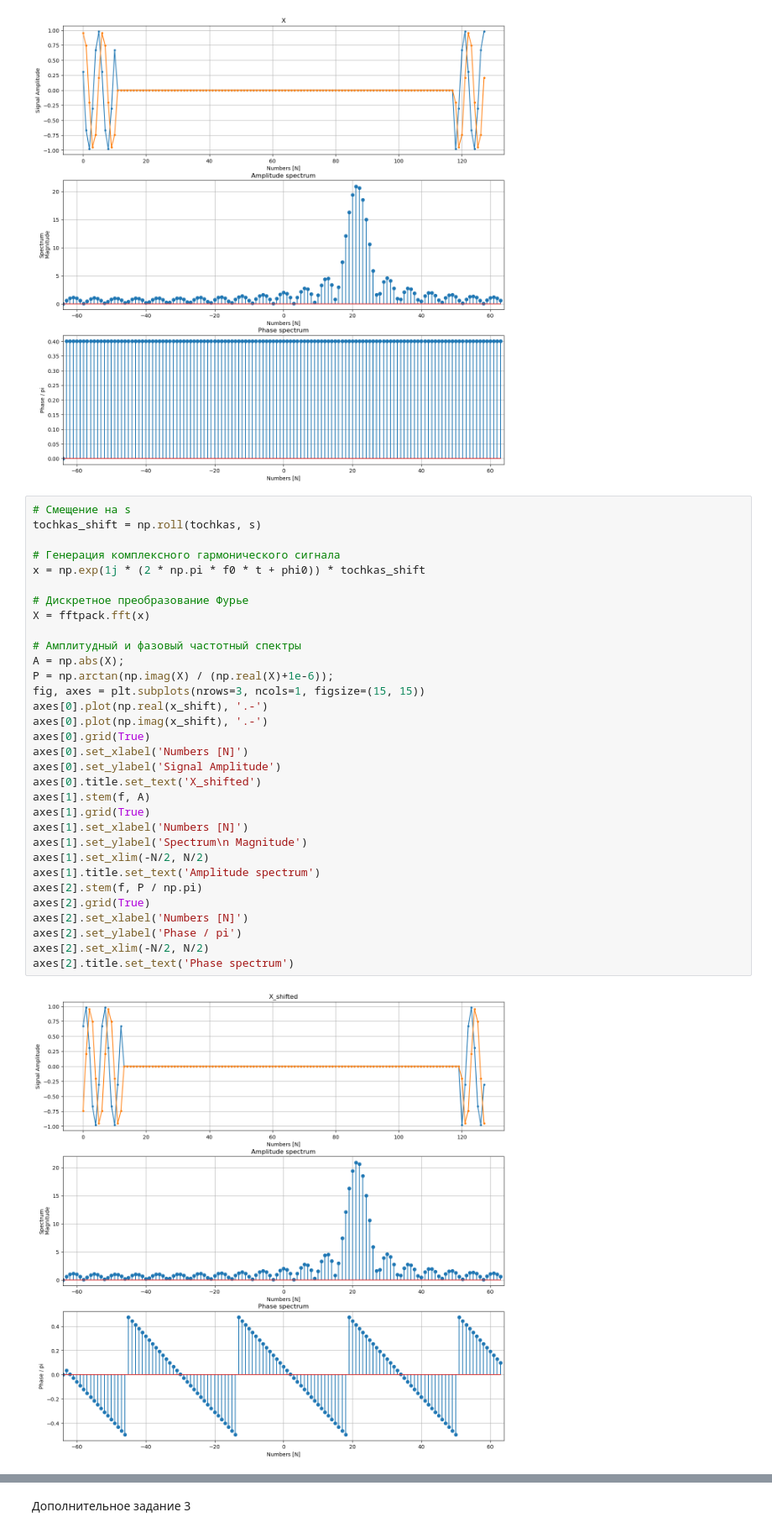
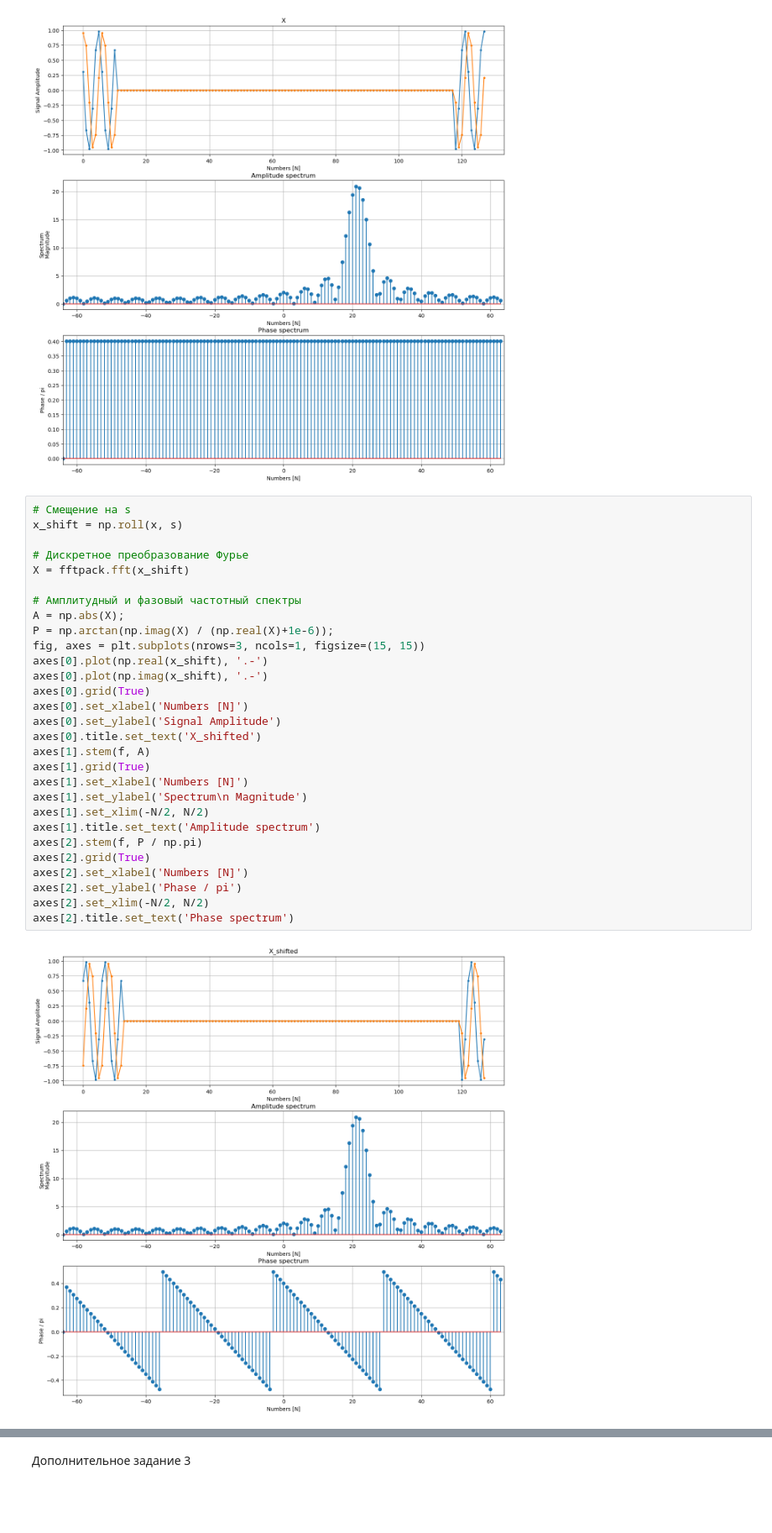
Before and after one commit to savr777/dir_dlya_vsyakikh_failov, a Jupyter notebook: lab2.ipynb, the cells around one changed output, grey strips where cells are left out. Shown at 84% size. Saved outputs shown, nothing was run; the diff lists cells and outputs as text; blank space fills up the shorter version.

```diff
--- a/lab2.ipynb
+++ b/lab2.ipynb
@@ -298,38 +298,35 @@ axes[2].title.set_text('Phase spectrum')
 [figure]
 # %%
 # Смещение на s
-tochkas_shift = np.roll(tochkas, s)
-
-# Генерация комплексного гармонического сигнала
-x = np.exp(1j * (2 * np.pi * f0 * t + phi0)) * tochkas_shift
+x_shift = np.roll(x, s)
 
 # Дискретное преобразование Фурье
-X = fftpack.fft(x)
+X = fftpack.fft(x_shift)
 
 # Амплитудный и фазовый частотный спектры
 A = np.abs(X);
 P = np.arctan(np.imag(X) / (np.real(X)+1e-6));
 fig, axes = plt.subplots(nrows=3, ncols=1, figsize=(15, 15))
 axes[0].plot(np.real(x_shift), '.-')
 axes[0].plot(np.imag(x_shift), '.-')
 axes[0].grid(True)
 axes[0].set_xlabel('Numbers [N]')
 axes[0].set_ylabel('Signal Amplitude')
 axes[0].title.set_text('X_shifted')
 axes[1].stem(f, A)
 axes[1].grid(True)
 axes[1].set_xlabel('Numbers [N]')
 axes[1].set_ylabel('Spectrum\n Magnitude')
 axes[1].set_xlim(-N/2, N/2)
 axes[1].title.set_text('Amplitude spectrum')
 axes[2].stem(f, P / np.pi)
 axes[2].grid(True)
 axes[2].set_xlabel('Numbers [N]')
 axes[2].set_ylabel('Phase / pi')
 axes[2].set_xlim(-N/2, N/2)
 axes[2].title.set_text('Phase spectrum')
 # %% [output]
-[figure, old version]
+[figure, new version]
 # %% [markdown]
 5. Рассчитать теоретические параметры спектров и сравить их с результатами, полученными при моделировании (на этапах 1-4):
 - величину главного максимума амплитудного спектра: $A = N_{i} = 21$;
```
Also changed, not shown: parts of 3 cells of this notebook.
